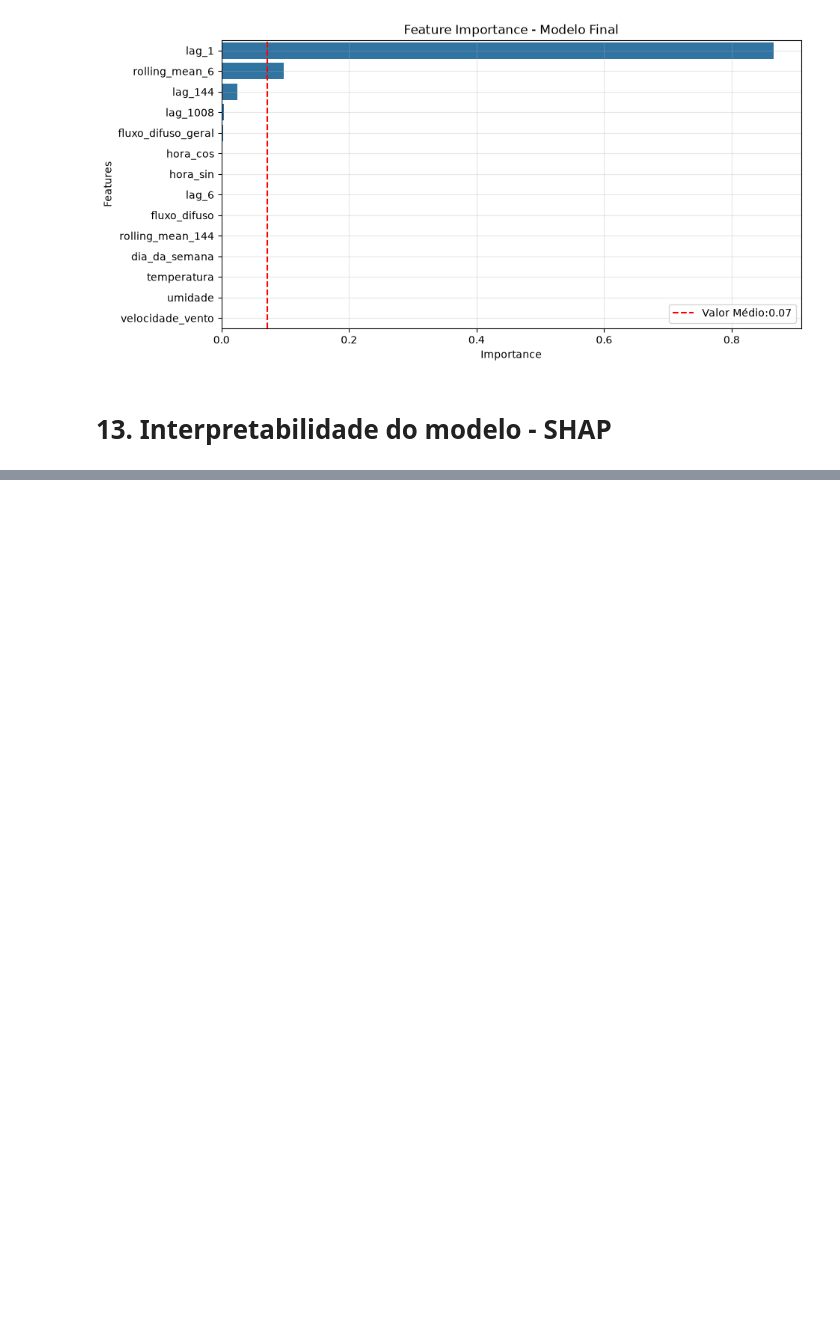
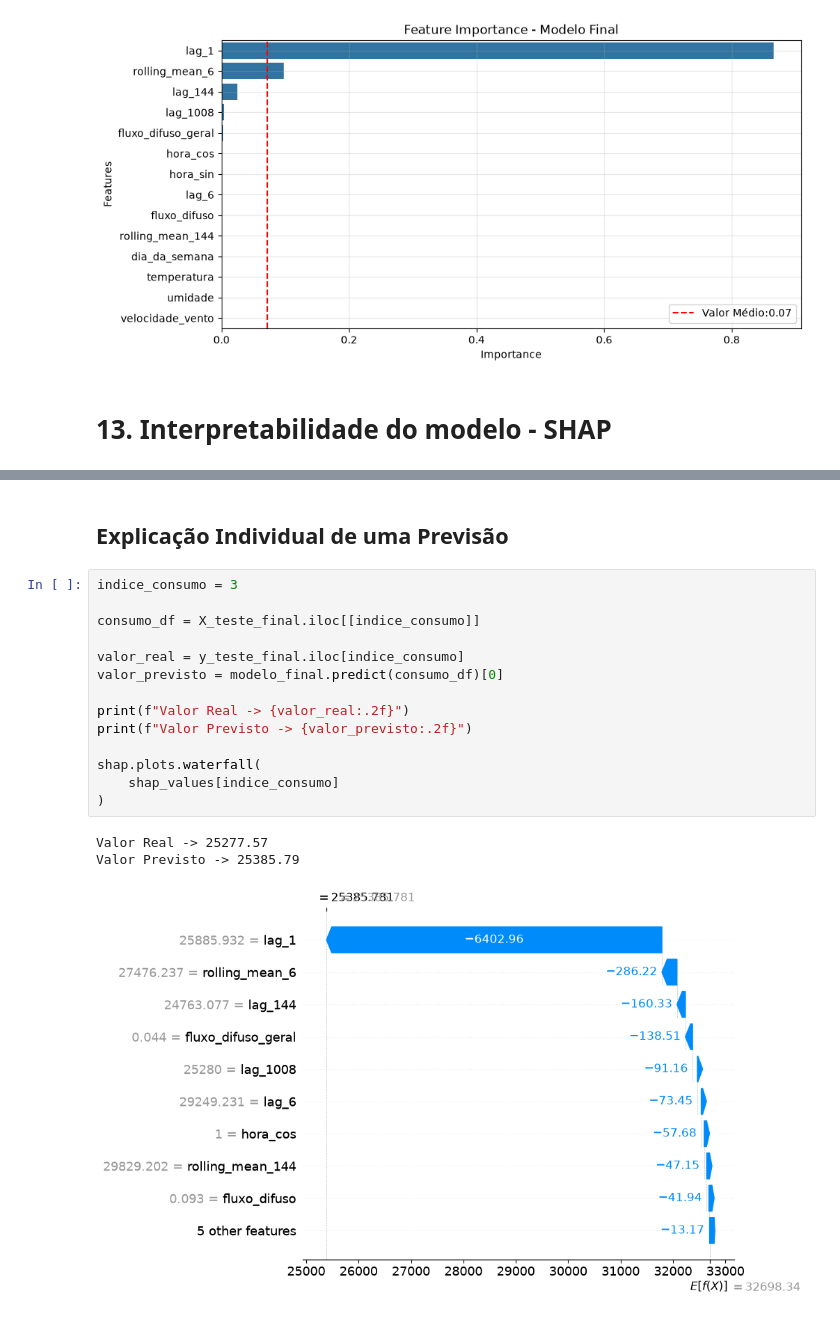
Before and after one commit to RenanTrevelim/energy-demand-forecasting, a Jupyter notebook: notebooks/03_modelos_ML.ipynb, the cells around one changed output, grey strips where cells are left out. Cells and saved outputs as stored; diff of their text form; blank space fills up the shorter version.

```diff
--- a/notebooks/03_modelos_ML.ipynb
+++ b/notebooks/03_modelos_ML.ipynb
@@ -805,0 +841,20 @@ plt.show()
+# %% [markdown]
+## Explicação Individual de uma Previsão
+# %%
+indice_consumo = 3
+
+consumo_df = X_teste_final.iloc[[indice_consumo]]
+
+valor_real = y_teste_final.iloc[indice_consumo]
+valor_previsto = modelo_final.predict(consumo_df)[0]
+
+print(f"Valor Real -> {valor_real:.2f}")
+print(f"Valor Previsto -> {valor_previsto:.2f}")
+
+shap.plots.waterfall(
+    shap_values[indice_consumo]
+)
+# %% [output]
+Valor Real -> 25277.57
+Valor Previsto -> 25385.79
+[figure, added]
```
Also changed, not shown: parts of 33 cells of this notebook.
